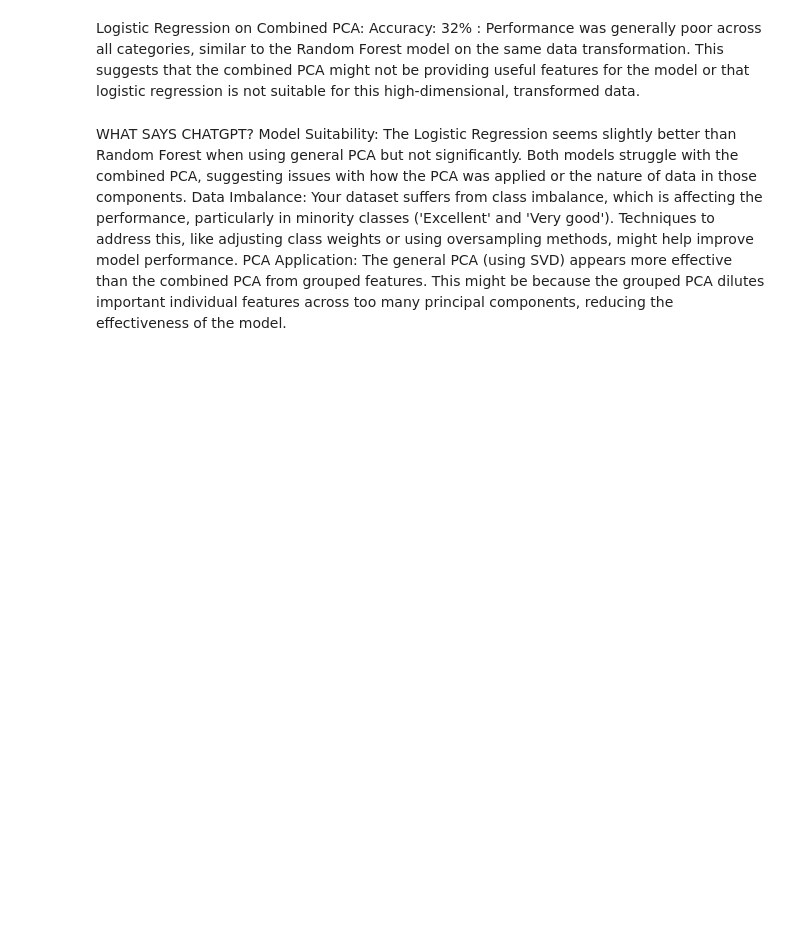
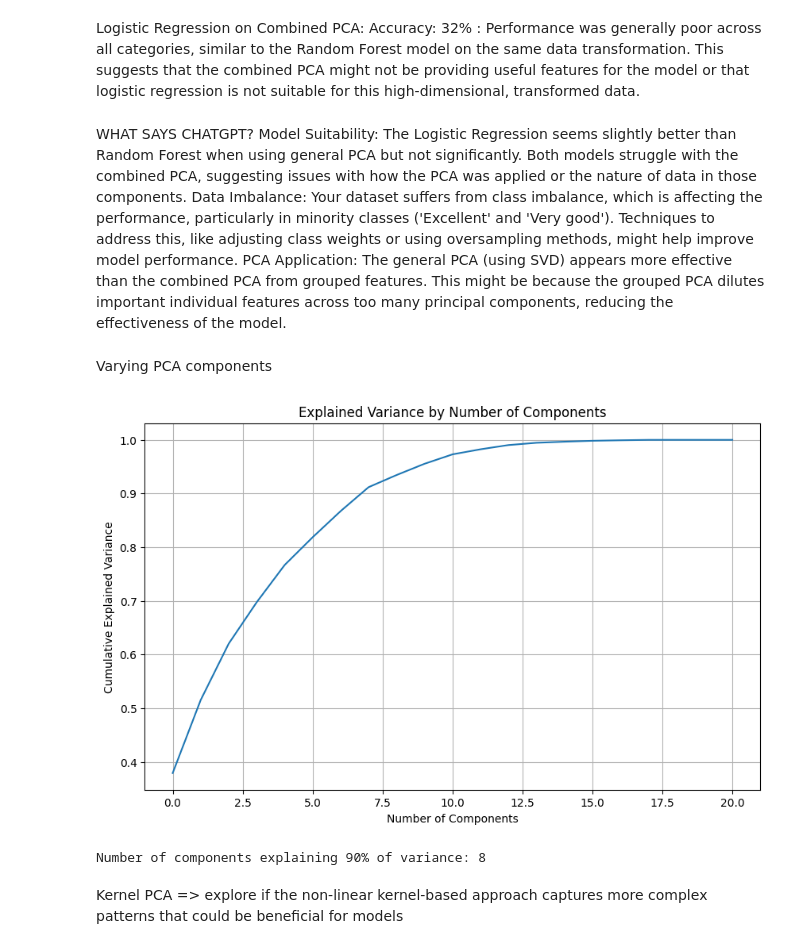
Before and after one commit to henrycgbaker/ML_climate_wellbeing_disparities, a Jupyter notebook: Combined_Clean_Version_Final.ipynb, the cells around one changed output. Cells and saved outputs as stored; diff of their text form; code cells hidden in the pictures; blank space fills up the shorter version.

```diff
--- a/Combined_Clean_Version_Final.ipynb
+++ b/Combined_Clean_Version_Final.ipynb
@@ -1092,3 +1078,5 @@ Logistic Regression on Combined PCA: Accuracy: 32% : Performance was generally p
 WHAT SAYS CHATGPT? Model Suitability: The Logistic Regression seems slightly better than Random Forest when using general PCA but not significantly. Both models struggle with the combined PCA, suggesting issues with how the PCA was applied or the nature of data in those components.
 Data Imbalance: Your dataset suffers from class imbalance, which is affecting the performance, particularly in minority classes ('Excellent' and 'Very good'). Techniques to address this, like adjusting class weights or using oversampling methods, might help improve model performance.
 PCA Application: The general PCA (using SVD) appears more effective than the combined PCA from grouped features. This might be because the grouped PCA dilutes important individual features across too many principal components, reducing the effectiveness of the model.
+# %% [markdown]
+Varying PCA components
@@ -1094,0 +1086,19 @@ PCA Application: The general PCA (using SVD) appears more effective than the com
+# %%
+pca = PCA().fit(df_cleaned)
+explained_variance = pca.explained_variance_ratio_
+# %%
+plt.figure(figsize=(10, 6))
+plt.plot(np.cumsum(explained_variance))
+plt.xlabel('Number of Components')
+plt.ylabel('Cumulative Explained Variance')
+plt.title('Explained Variance by Number of Components')
+plt.grid(True)
+plt.show()
+# %% [output]
+[figure, added]
+# %%
+cumulative_variance = np.cumsum(explained_variance)
+n_components_90 = np.where(cumulative_variance >= 0.90)[0][0] + 1
+print(f"Number of components explaining 90% of variance: {n_components_90}")
+# %% [output]
+Number of components explaining 90% of variance: 8
@@ -1094,0 +1108,2 @@ PCA Application: The general PCA (using SVD) appears more effective than the com
+# %% [markdown]
+Kernel PCA => explore if the non-linear kernel-based approach captures more complex patterns that could be beneficial for models
```
Also changed, not shown: parts of 25 cells of this notebook.
